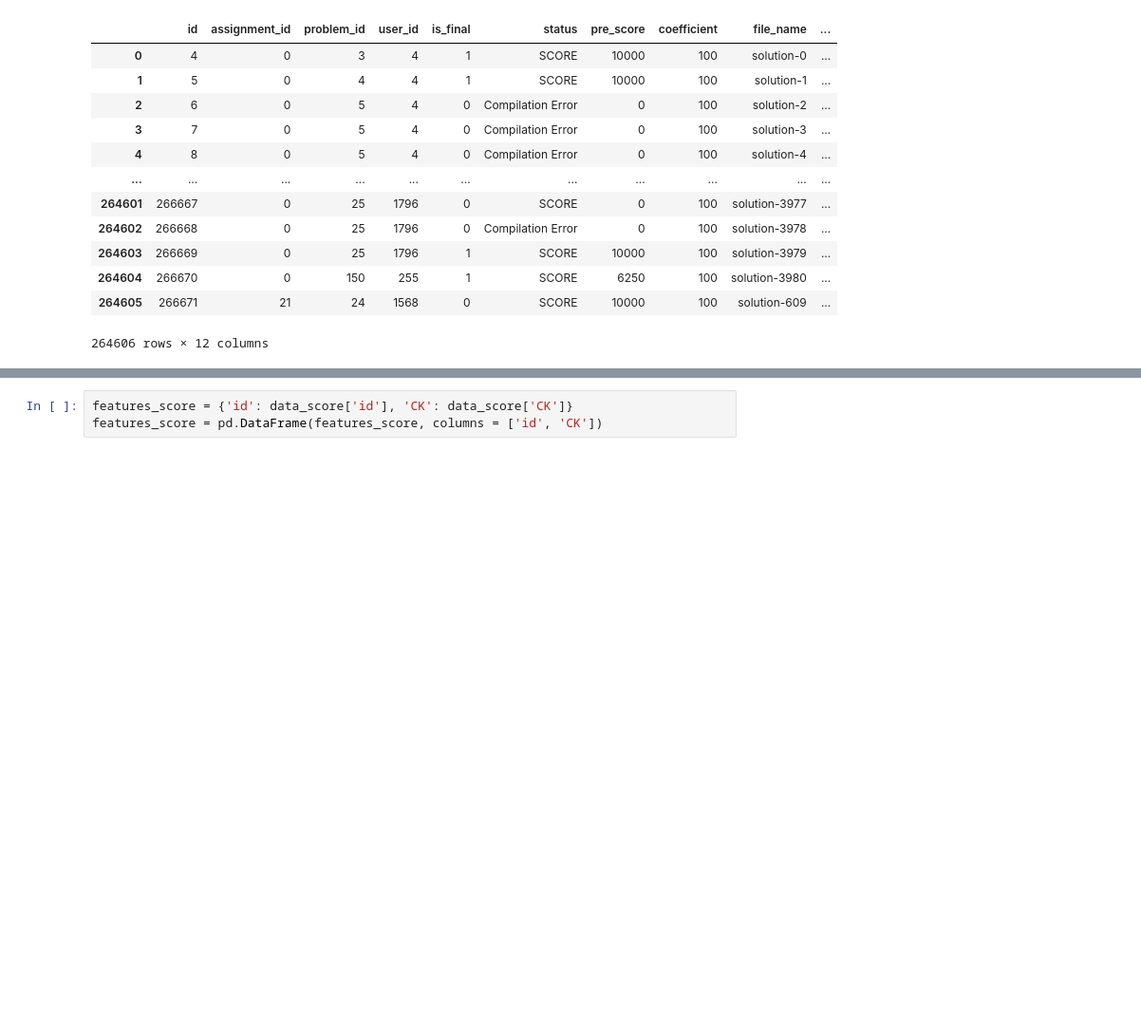
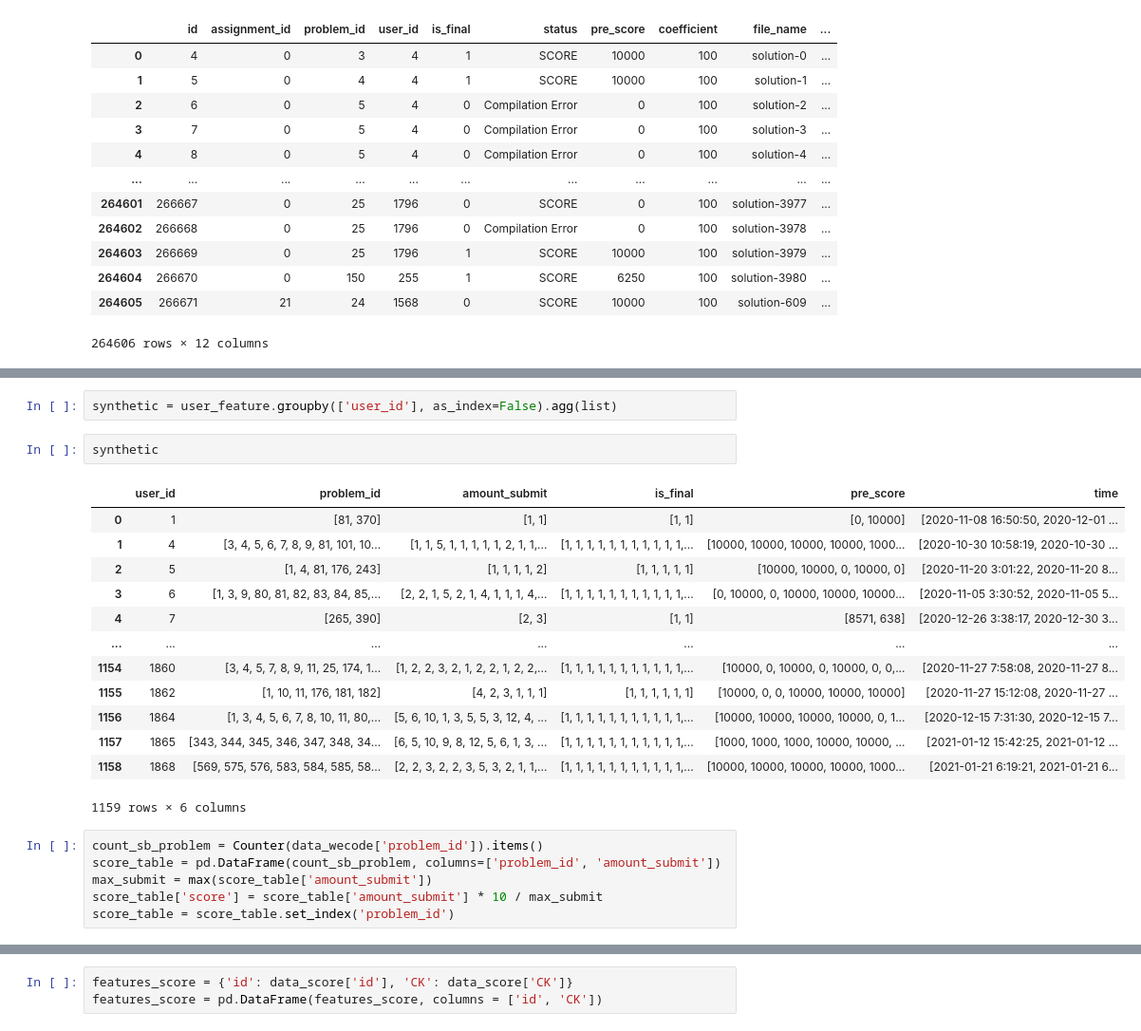
Before and after one commit to phutaekwondo/CS114.L21, a Jupyter notebook: duDoanDiemCuoiKy_homeWork/draft.ipynb, the cells around one changed output, grey strips where cells are left out. Shown at 95% size. Cells and saved outputs as stored; diff of their text form; blank space fills up the shorter version.

```diff
--- a/duDoanDiemCuoiKy_homeWork/draft.ipynb
+++ b/duDoanDiemCuoiKy_homeWork/draft.ipynb
@@ -113,0 +168,24 @@ data_score
+# %%
+synthetic = user_feature.groupby(['user_id'], as_index=False).agg(list)
+# %%
+synthetic
+# %% [output]
+|  | user_id | problem_id | amount_submit | is_final | pre_score | time |
+| 0 | 1 | [81, 370] | [1, 1] | [1, 1] | [0, 10000] | [2020-11-08 16:50:50, 2020-12-01 ... |
+| 1 | 4 | [3, 4, 5, 6, 7, 8, 9, 81, 101, 10... | [1, 1, 5, 1, 1, 1, 1, 1, 2, 1, 1,... | [1, 1, 1, 1, 1, 1, 1, 1, 1, 1, 1,... | [10000, 10000, 10000, 10000, 1000... | [2020-10-30 10:58:19, 2020-10-30 ... |
+| 2 | 5 | [1, 4, 81, 176, 243] | [1, 1, 1, 1, 2] | [1, 1, 1, 1, 1] | [10000, 10000, 0, 10000, 0] | [2020-11-20 3:01:22, 2020-11-20 8... |
+| 3 | 6 | [1, 3, 9, 80, 81, 82, 83, 84, 85,... | [2, 2, 1, 5, 2, 1, 4, 1, 1, 1, 4,... | [1, 1, 1, 1, 1, 1, 1, 1, 1, 1, 1,... | [0, 10000, 0, 10000, 10000, 10000... | [2020-11-05 3:30:52, 2020-11-05 5... |
+| 4 | 7 | [265, 390] | [2, 3] | [1, 1] | [8571, 638] | [2020-12-26 3:38:17, 2020-12-30 3... |
+| ... | ... | ... | ... | ... | ... | ... |
+| 1154 | 1860 | [3, 4, 5, 7, 8, 9, 11, 25, 174, 1... | [1, 2, 2, 3, 2, 1, 2, 2, 1, 2, 2,... | [1, 1, 1, 1, 1, 1, 1, 1, 1, 1, 1,... | [10000, 0, 10000, 0, 10000, 0, 0,... | [2020-11-27 7:58:08, 2020-11-27 8... |
+| 1155 | 1862 | [1, 10, 11, 176, 181, 182] | [4, 2, 3, 1, 1, 1] | [1, 1, 1, 1, 1, 1] | [10000, 0, 0, 10000, 10000, 10000] | [2020-11-27 15:12:08, 2020-11-27 ... |
+| 1156 | 1864 | [1, 3, 4, 5, 6, 7, 8, 10, 11, 80,... | [5, 6, 10, 1, 3, 5, 5, 3, 12, 4, ... | [1, 1, 1, 1, 1, 1, 1, 1, 1, 1, 1,... | [10000, 10000, 10000, 10000, 0, 1... | [2020-12-15 7:31:30, 2020-12-15 7... |
+| 1157 | 1865 | [343, 344, 345, 346, 347, 348, 34... | [6, 5, 10, 9, 8, 12, 5, 6, 1, 3, ... | [1, 1, 1, 1, 1, 1, 1, 1, 1, 1, 1,... | [1000, 1000, 1000, 10000, 10000, ... | [2021-01-12 15:42:25, 2021-01-12 ... |
+| 1158 | 1868 | [569, 575, 576, 583, 584, 585, 58... | [2, 2, 3, 2, 2, 3, 5, 3, 2, 1, 1,... | [1, 1, 1, 1, 1, 1, 1, 1, 1, 1, 1,... | [10000, 10000, 10000, 10000, 1000... | [2021-01-21 6:19:21, 2021-01-21 6... |
+1159 rows × 6 columns
+# %%
+count_sb_problem = Counter(data_wecode['problem_id']).items()
+score_table = pd.DataFrame(count_sb_problem, columns=['problem_id', 'amount_submit'])
+max_submit = max(score_table['amount_submit'])
+score_table['score'] = score_table['amount_submit'] * 10 / max_submit
+score_table = score_table.set_index('problem_id')
```
Also changed, not shown: parts of 26 cells of this notebook.
